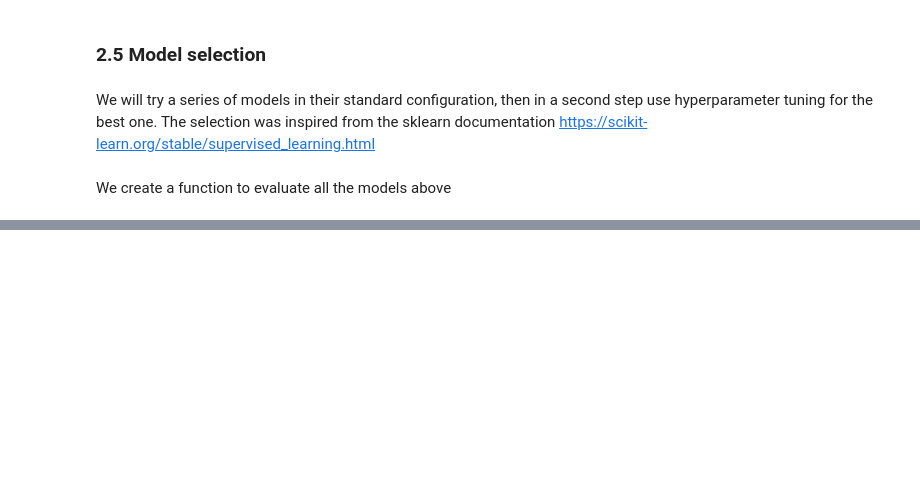
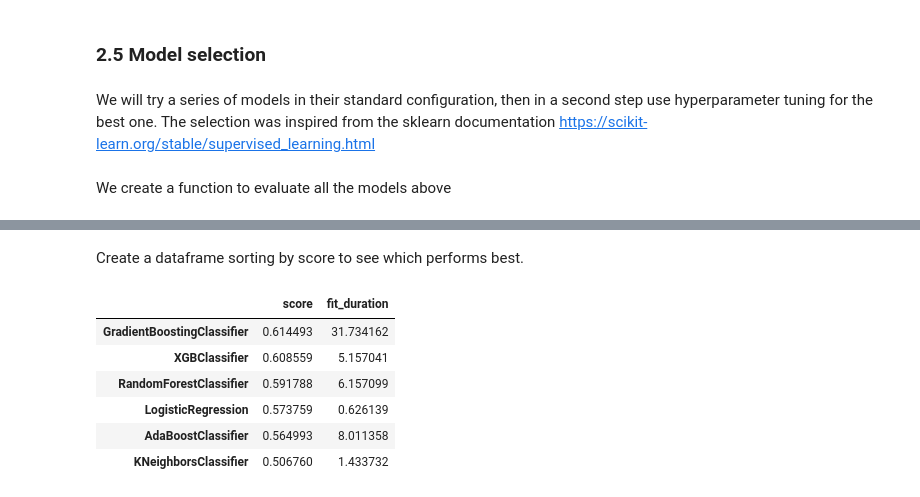
Before and after one commit to guebeln0/capstone_ds_arvato, a Jupyter notebook: Arvato Project Workbook_v4.ipynb, the cells around one changed output, grey strips where cells are left out. Saved outputs shown, nothing was run; the diff lists cells and outputs as text; code cells hidden in the pictures; blank space fills up the shorter version.

```diff
--- a/Arvato Project Workbook_v4.ipynb
+++ b/Arvato Project Workbook_v4.ipynb
@@ -1148,4 +1162,4 @@ X_scaled.describe()
 The dataset is imbalanced, we need to make sure during training / testing that we have roughly the same amount of "reponses" yes / no in both, using the "stratify" option from train_test_split
 # %%
 # Splitting the data making sure we split the reponses between train and test datasets
-X_train, X_test, y_train, y_test = train_test_split(X_scaled, y, stratify = y, test_size=0.2, random_state=42)
+X_train, X_test, y_train, y_test = train_test_split(X_scaled, y, stratify = y, test_size=0.3, random_state=42)
@@ -1208,7 +1227,7 @@ models_to_eval = [("LogisticRegression", LogisticRegression(random_state=42)),
 # %% [markdown]
 We create a function to evaluate all the models above
 # %%
-def train_evaluate(model, X_train, y_train, X_test, y_test):
+def train_evaluate(clf, X_train, y_train, X_test, y_test):
     ''' fit a model and evaluates its AUC ROC
     Args:
         model: sklearn model
@@ -1220,15 +1239,10 @@ def train_evaluate(model, X_train, y_train, X_test, y_test):
         auc_roc_score - float - score
     '''
     # Fit the model
-    model = model.fit(X_train, y_train)
-    # Make prediction
-    pred = model.predict(X_test)
+    clf = clf.fit(X_train, y_train)
 
-    # Creating empty dictionary for results
-    model_eval={}
     # Storing the roc auc score
-    auc_roc_score = roc_auc_score(y_test, pred)
-    print(pd.Series(pred).value_counts())
+    auc_roc_score = roc_auc_score(y_test, clf.predict_proba(X_test)[:,1])
 
     return auc_roc_score
 
@@ -1249,7 +1263,16 @@ def evaluate_all(models_to_eval, X_train, y_train, X_test, y_test):
 
     # iterate through the model Dict
     for model_name, model in models_to_eval:
-        print(model_name)
-        all_model_eval[model_name]=train_evaluate(model, X_train, y_train, X_test, y_test)
+        # Initiate start time
+        start = time.time()
+        # Calculate the auc_roc score
+        roc_score = train_evaluate(model, X_train, y_train, X_test, y_test)
+        # Calculate duration fit
+        end = time.time()
+        duration = end - start
+        # Add results to a dictionary
+        all_model_eval[model_name] = {'score' : roc_score, 'fit_duration': duration}
+        # Print results
+        print('{}: {:.2f} in {:.2f} seconds'.format(model_name, all_model_eval[model_name]['score'], all_model_eval[model_name]['fit_duration']))
 
     return all_model_eval
@@ -1266,7 +1292,8 @@ dtype: int64
 # %%
-evaluate_all(models_to_eval,
-             X_train=X_train,
-             X_test=X_test,
-             y_train=y_train,
-             y_test=y_test)
+# Evaluate all models
+model_results = evaluate_all(models_to_eval,
+                             X_train=X_train,
+                             X_test=X_test,
+                             y_train=y_train,
+                             y_test=y_test)
 # %% [output]
@@ -1305,0 +1313,12 @@ dtype: int64
+# %% [markdown]
+Create a dataframe sorting by score to see which performs best.
+# %%
+pd.DataFrame.from_dict(model_results, orient='index').sort_values(by='score', ascending=False)
+# %% [output]
+|  | score | fit_duration |
+| GradientBoostingClassifier | 0.614493 | 31.734162 |
+| XGBClassifier | 0.608559 | 5.157041 |
+| RandomForestClassifier | 0.591788 | 6.157099 |
+| LogisticRegression | 0.573759 | 0.626139 |
+| AdaBoostClassifier | 0.564993 | 8.011358 |
+| KNeighborsClassifier | 0.506760 | 1.433732 |
```
Also changed, not shown: parts of 38 cells of this notebook.
